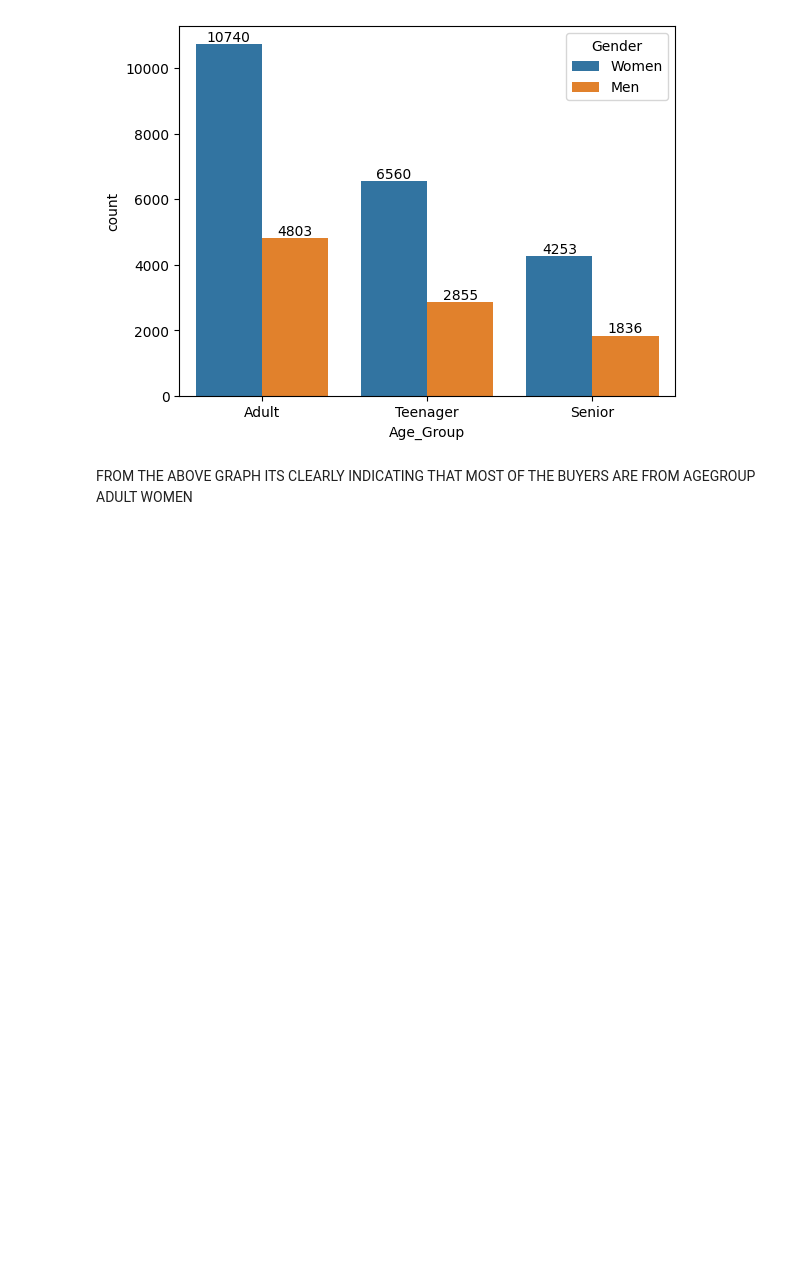
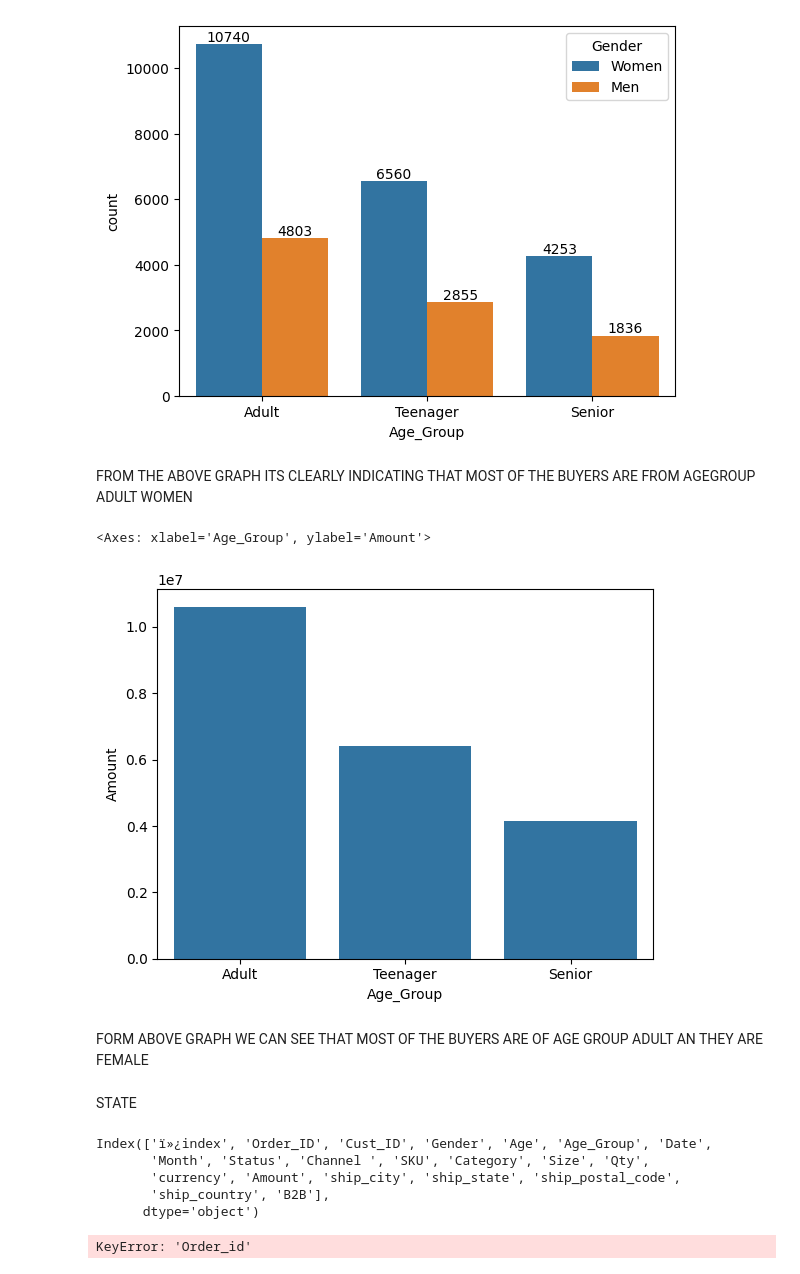
Before and after one commit to tanveermarne20/StoreAnalysis, a Jupyter notebook: StoreAnalysis.ipynb, the cells around one changed output. Drawn from its saved outputs; the diff is of its cells as text; code cells hidden in the pictures; blank space fills up the shorter version.

```diff
--- a/StoreAnalysis.ipynb
+++ b/StoreAnalysis.ipynb
@@ -151,3 +144,28 @@ for bars in az.containers:
 [figure]
 # %% [markdown]
 FROM THE ABOVE GRAPH ITS CLEARLY INDICATING THAT MOST OF THE BUYERS ARE FROM AGEGROUP ADULT WOMEN
+# %%
+sales_gen=df.groupby(['Age_Group'],as_index=False)['Amount'].sum().sort_values(by='Amount',ascending=False)
+sns.barplot(x='Age_Group',y='Amount',data=sales_gen)
+# %% [output]
+<Axes: xlabel='Age_Group', ylabel='Amount'>
+[figure, added]
+# %% [markdown]
+FORM ABOVE GRAPH WE CAN SEE THAT MOST OF THE BUYERS ARE OF AGE GROUP ADULT AN THEY ARE FEMALE
+# %% [markdown]
+STATE
+# %%
+df.columns
+# %% [output]
+Index(['ï»¿index', 'Order_ID', 'Cust_ID', 'Gender', 'Age', 'Age_Group', 'Date',
+       'Month', 'Status', 'Channel ', 'SKU', 'Category', 'Size', 'Qty',
+       'currency', 'Amount', 'ship_city', 'ship_state', 'ship_postal_code',
+       'ship_country', 'B2B'],
+      dtype='object')
+# %%
+#TOTAL NUMBER OF ORDERS FROM TOP 10 STATES
+sales_state=df.groupby(['ship_state'],as_index=False)['Order_ID'].sum().sort_values(by='Order_id',ascending=False)
+sns.set(rc={'figure.figsize':(15,5)})
+sns.barplot(data=sales_state,x='ship_state',y='Order_ID')
+# %% [output]
+KeyError: 'Order_id'
```
Also changed, not shown: parts of 2 cells of this notebook, 1 other file.
